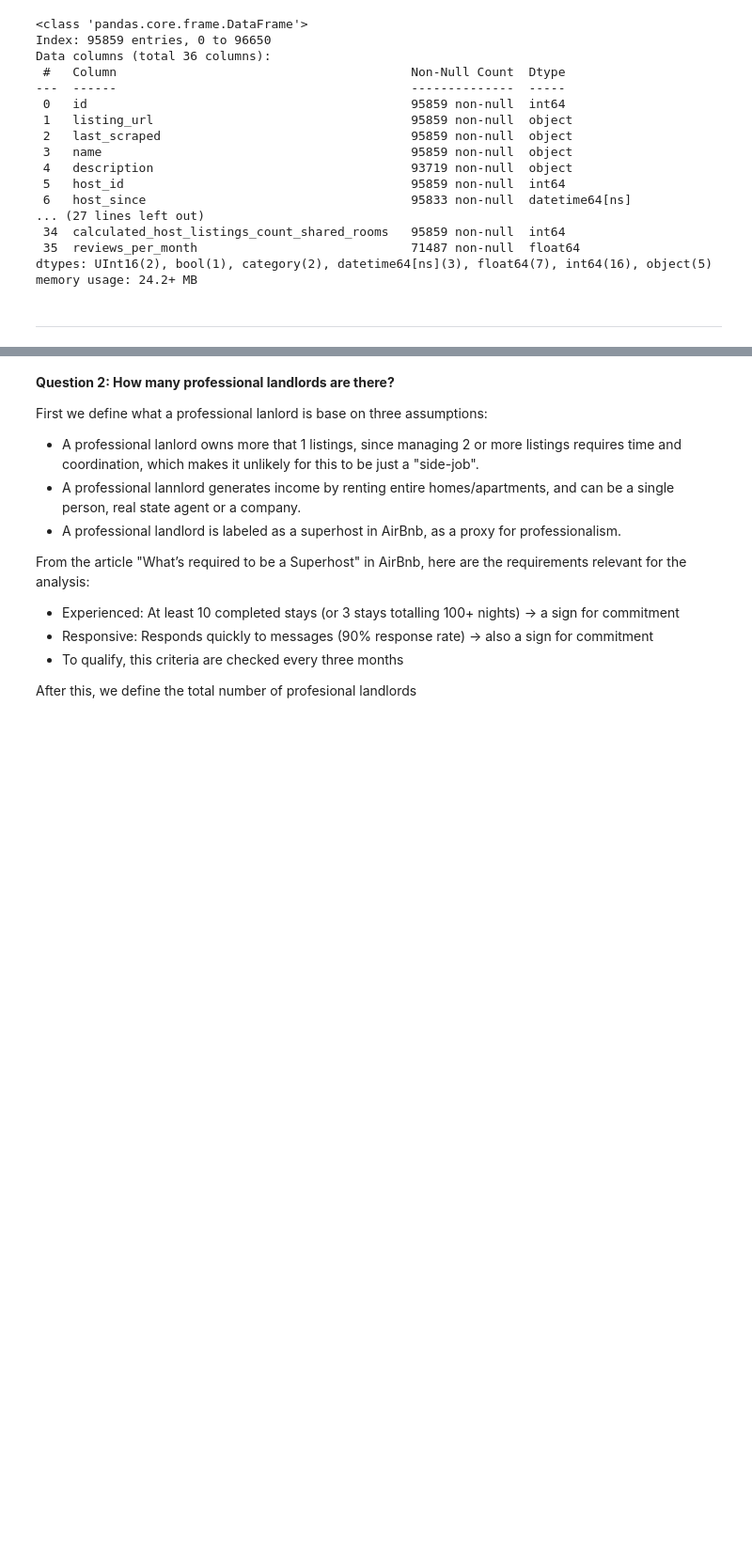
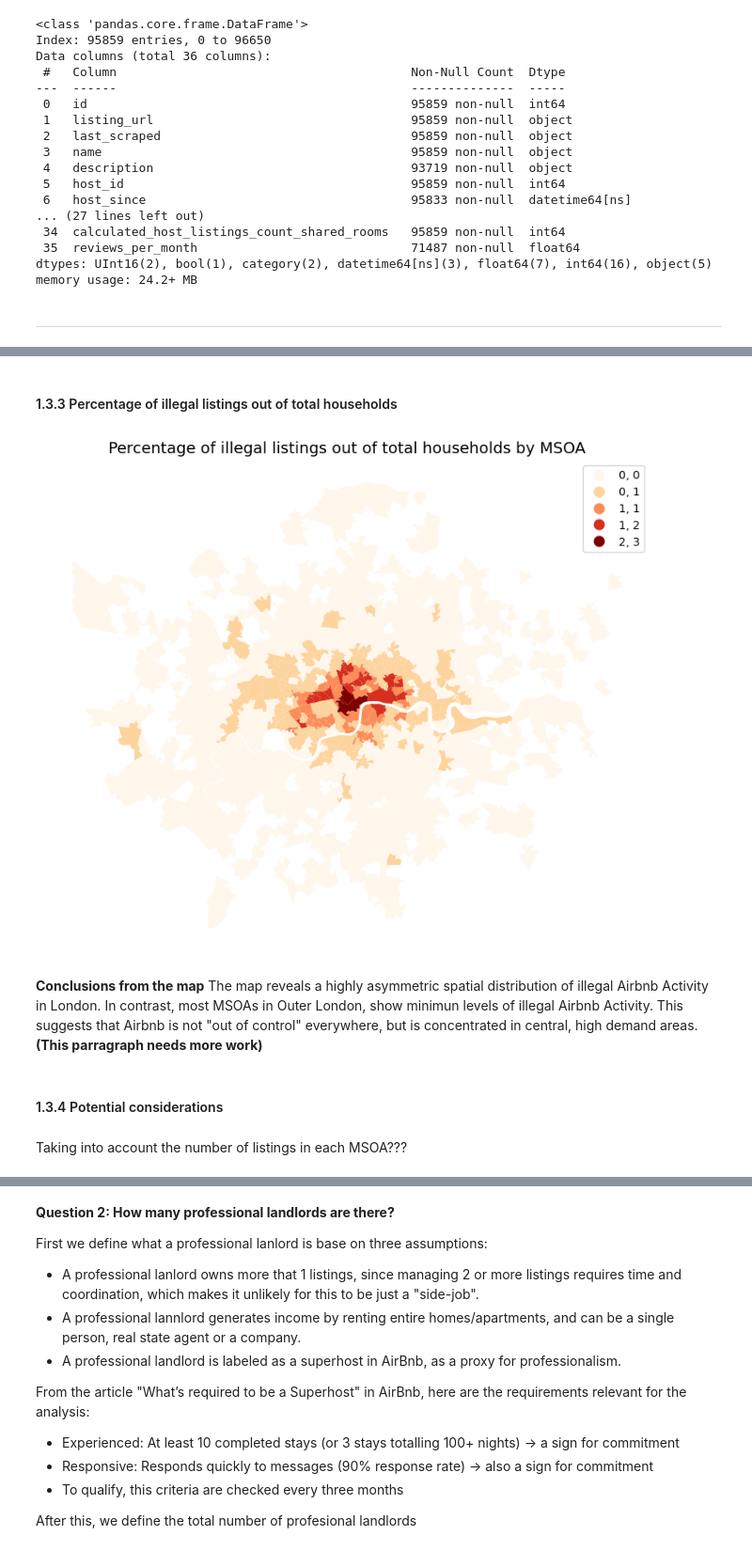
Before and after one commit to emilydugmore/0013_Assesment, a Jupyter notebook: Draft.ipynb, the cells around one changed output, grey strips where cells are left out. Shown: that part at 94% size. Saved outputs shown, nothing was run; the diff lists cells and outputs as text; code cells hidden in the pictures; blank space fills up the shorter version.

```diff
--- a/Draft.ipynb
+++ b/Draft.ipynb
@@ -1013,0 +989,36 @@ msoa_merged.plot(
+# %% [markdown]
+#### 1.3.3 Percentage of illegal listings out of total households
+# %%
+import matplotlib.pyplot as plt
+
+fig, ax = plt.subplots(1, 1, figsize=(10, 8))
+
+msoa_merged.plot(
+    ax=ax,
+    column="percent_illegal",
+    cmap="OrRd",
+    scheme="NaturalBreaks",
+    k=5,
+    linewidth=0,
+    legend=True,
+    legend_kwds={
+    "title": "",
+    "fmt": "{:,.0f}"  # string, not method
+}
+)
+
+# Make it look cleaner
+ax.set_axis_off()
+ax.set_title("Percentage of illegal listings out of total households by MSOA", fontsize=14)
+
+plt.show()
+# %% [output]
+[figure, added]
+# %% [markdown]
+**Conclusions from the map**
+The map reveals a highly asymmetric spatial distribution of illegal Airbnb Activity in London. In contrast, most MSOAs in Outer London, show minimun levels of illegal Airbnb Activity. This suggests that Airbnb is not "out of control" everywhere, but is concentrated in central, high demand areas.
+**(This parragraph needs more work)**
+# %% [markdown]
+#### 1.3.4 Potential considerations
+# %% [markdown]
+Taking into account the number of listings in each MSOA???
```
Also changed, not shown: parts of 72 cells of this notebook.
